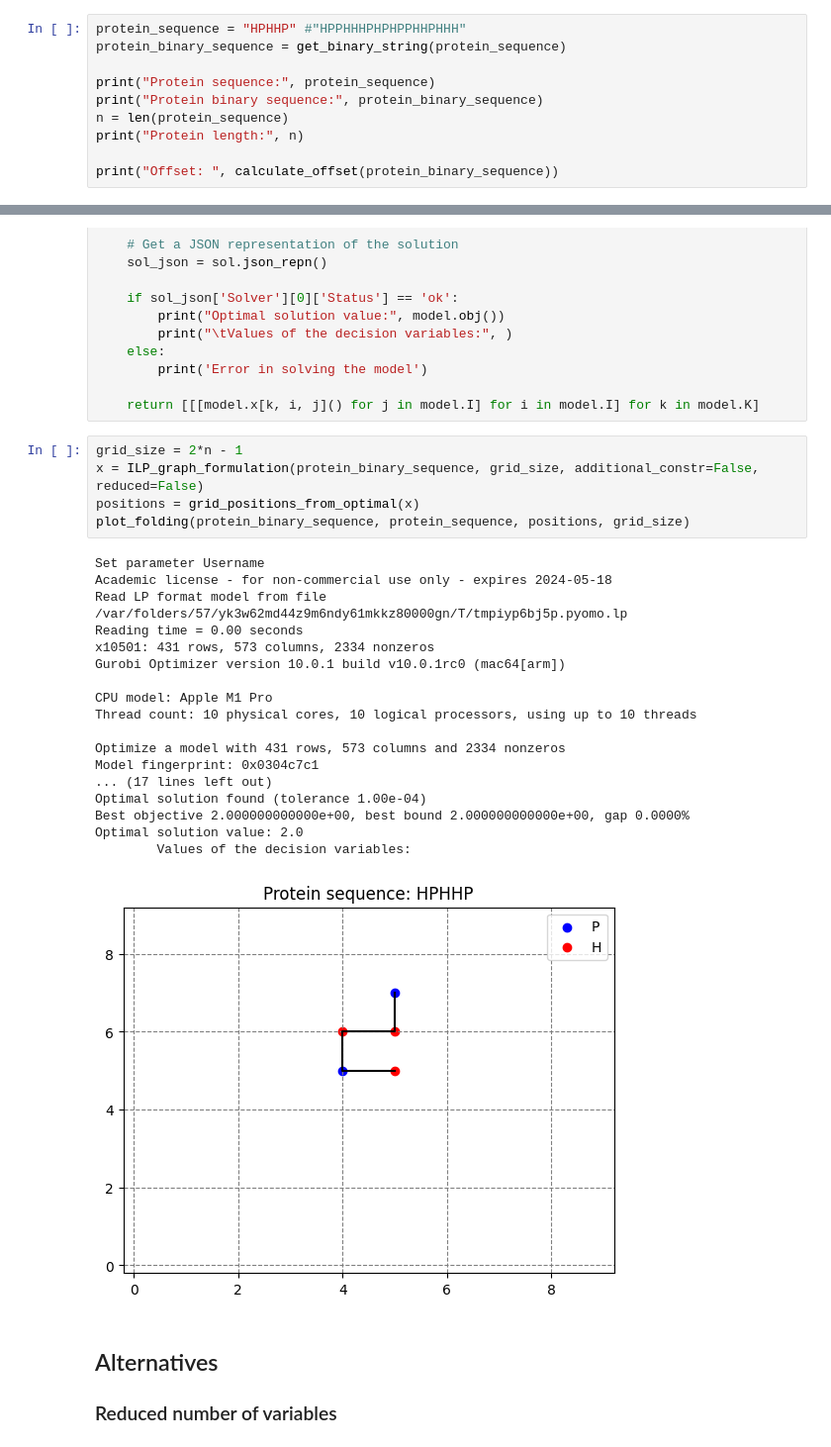
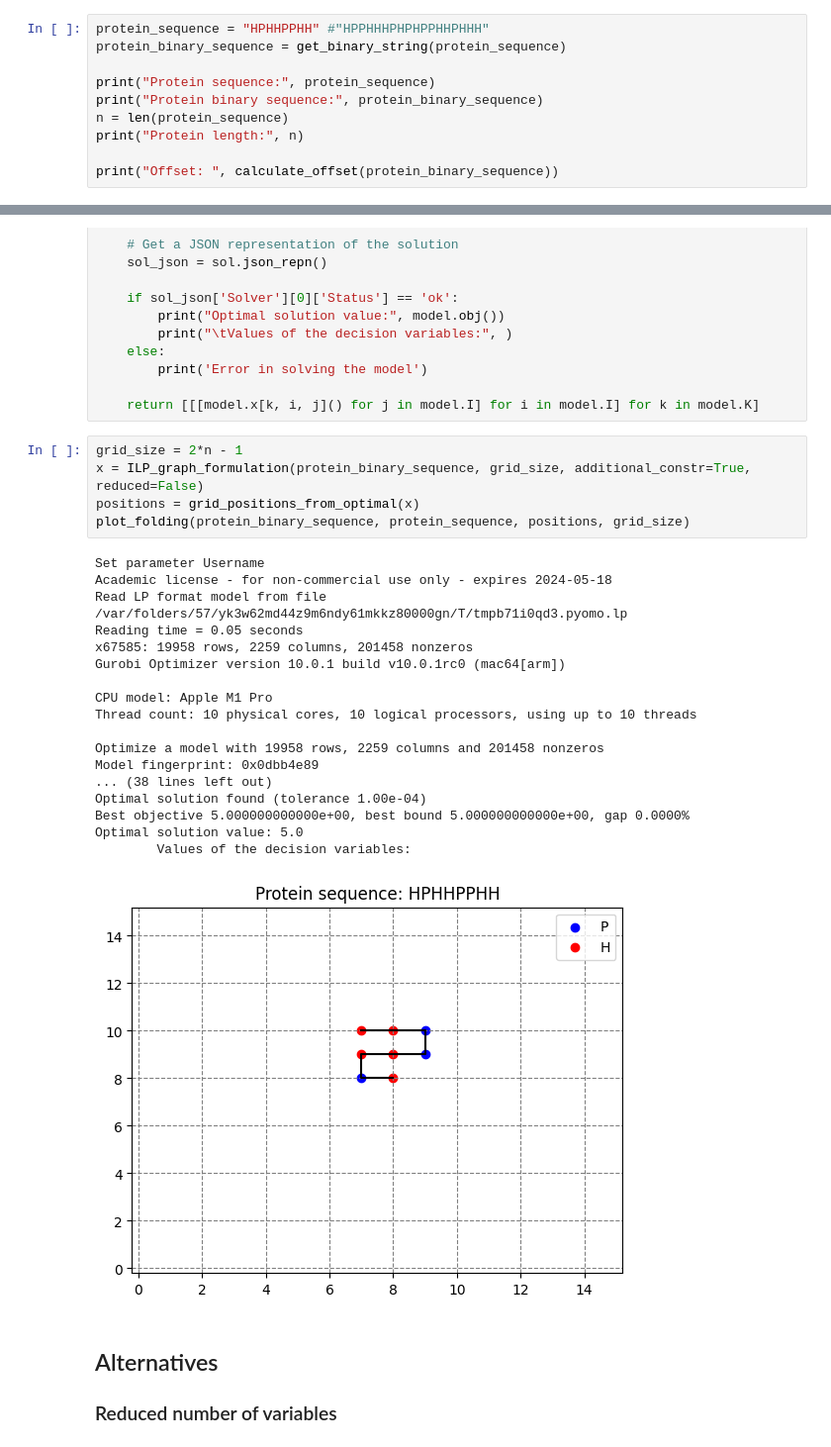
Before and after one commit to AndreiBlindu/ILP_protein_folding, a Jupyter notebook: ilp_protein_folding.ipynb, the cells around one changed output, grey strips where cells are left out. Shown: that part at 99% size. Cells and saved outputs as stored; diff of their text form.

```diff
--- a/ilp_protein_folding.ipynb
+++ b/ilp_protein_folding.ipynb
@@ -24,7 +24,7 @@ Hence, our protein sequence becomes a binary string
 
 In the first two sections of this notebook we are going to show different ILP models based on the HP model and for simplicity we are going to predict the 2-D structure of the protein by considering it as a binary string embed on a two-dimensional grid.
 # %%
-protein_sequence = "HPHHP" #"HPPHHHPHPHPPHHPHHH"
+protein_sequence = "HPHHPPHH" #"HPPHHHPHPHPPHHPHHH"
 protein_binary_sequence = get_binary_string(protein_sequence)
 
 print("Protein sequence:", protein_sequence)
@@ -316,28 +326,28 @@ def ILP_graph_formulation(binary_seq, grid_size, additional_constr, reduced, for
     return [[[model.x[k, i, j]() for j in model.I] for i in model.I] for k in model.K]
 # %%
 grid_size = 2*n - 1
-x = ILP_graph_formulation(protein_binary_sequence, grid_size, additional_constr=False, reduced=False)
+x = ILP_graph_formulation(protein_binary_sequence, grid_size, additional_constr=True, reduced=False)
 positions = grid_positions_from_optimal(x)
 plot_folding(protein_binary_sequence, protein_sequence, positions, grid_size)
 # %% [output]
 Set parameter Username
 Academic license - for non-commercial use only - expires 2024-05-18
-Read LP format model from file /var/folders/57/yk3w62md44z9m6ndy61mkkz80000gn/T/tmpiyp6bj5p.pyomo.lp
-Reading time = 0.00 seconds
-x10501: 431 rows, 573 columns, 2334 nonzeros
+Read LP format model from file /var/folders/57/yk3w62md44z9m6ndy61mkkz80000gn/T/tmpb71i0qd3.pyomo.lp
+Reading time = 0.05 seconds
+x67585: 19958 rows, 2259 columns, 201458 nonzeros
 Gurobi Optimizer version 10.0.1 build v10.0.1rc0 (mac64[arm])
 
 CPU model: Apple M1 Pro
 Thread count: 10 physical cores, 10 logical processors, using up to 10 threads
 
-Optimize a model with 431 rows, 573 columns and 2334 nonzeros
-Model fingerprint: 0x0304c7c1
-... (17 lines left out)
+Optimize a model with 19958 rows, 2259 columns and 201458 nonzeros
+Model fingerprint: 0x0dbb4e89
+... (38 lines left out)
 Optimal solution found (tolerance 1.00e-04)
-Best objective 2.000000000000e+00, best bound 2.000000000000e+00, gap 0.0000%
-Optimal solution value: 2.0
+Best objective 5.000000000000e+00, best bound 5.000000000000e+00, gap 0.0000%
+Optimal solution value: 5.0
         Values of the decision variables:
-[figure, old version]
+[figure, new version]
 # %% [markdown]
 ## Alternatives
 
```
Also changed, not shown: parts of 2 cells of this notebook.
